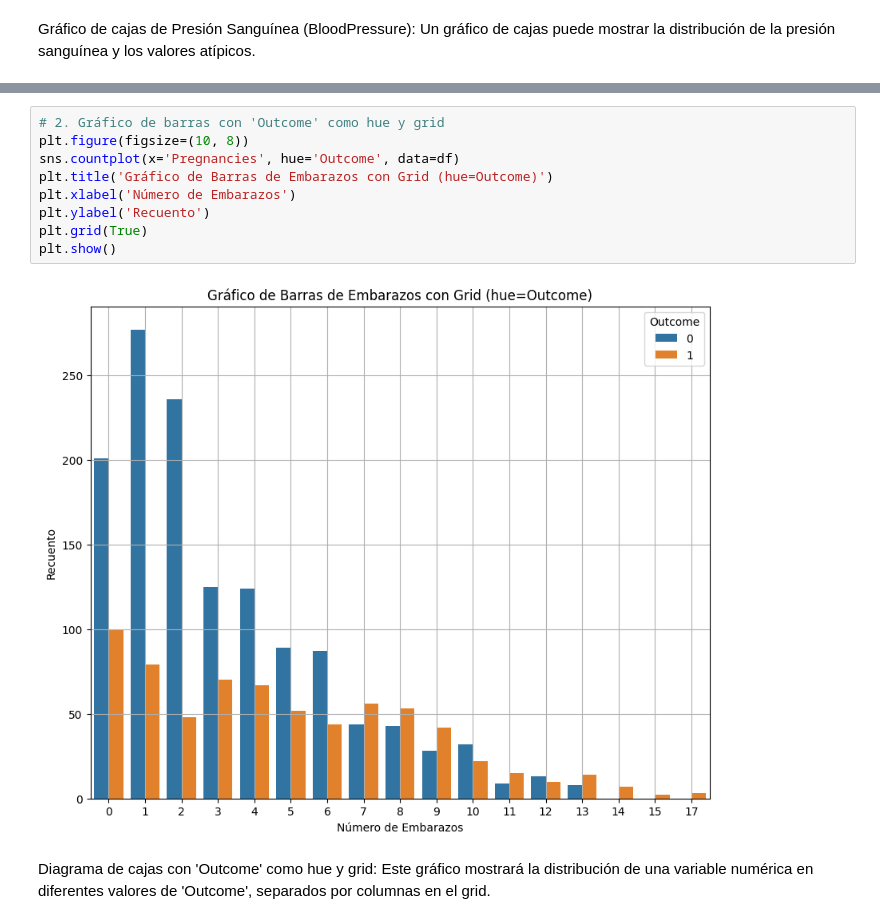
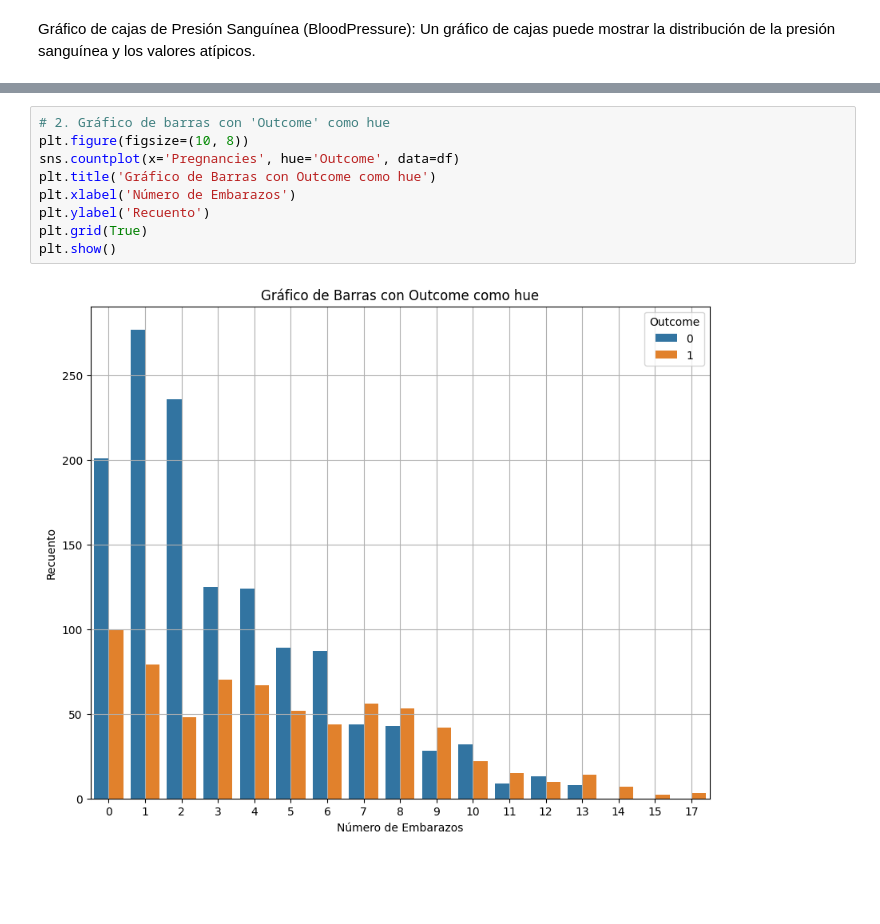
Before and after one commit to paulotolosa/graficos_tarea_1, a Jupyter notebook: Proyecto_1_Tolosa.ipynb, the cells around one changed output, grey strips where cells are left out. Cells and saved outputs as stored; diff of their text form; blank space fills up the shorter version.

```diff
--- a/Proyecto_1_Tolosa.ipynb
+++ b/Proyecto_1_Tolosa.ipynb
@@ -96,14 +103,11 @@ Un gráfico de barras que muestra la distribución de una variable categórica e
 # %%
-# 2. Gráfico de barras con 'Outcome' como hue y grid
+# 2. Gráfico de barras con 'Outcome' como hue
 plt.figure(figsize=(10, 8))
 sns.countplot(x='Pregnancies', hue='Outcome', data=df)
-plt.title('Gráfico de Barras de Embarazos con Grid (hue=Outcome)')
+plt.title('Gráfico de Barras con Outcome como hue')
 plt.xlabel('Número de Embarazos')
 plt.ylabel('Recuento')
 plt.grid(True)
 plt.show()
 # %% [output]
-[figure, old version]
+[figure, new version]
-# %% [markdown]
-Diagrama de cajas con 'Outcome' como hue y grid:
-Este gráfico mostrará la distribución de una variable numérica en diferentes valores de 'Outcome', separados por columnas en el grid.
```
Also changed, not shown: parts of 8 cells of this notebook.
